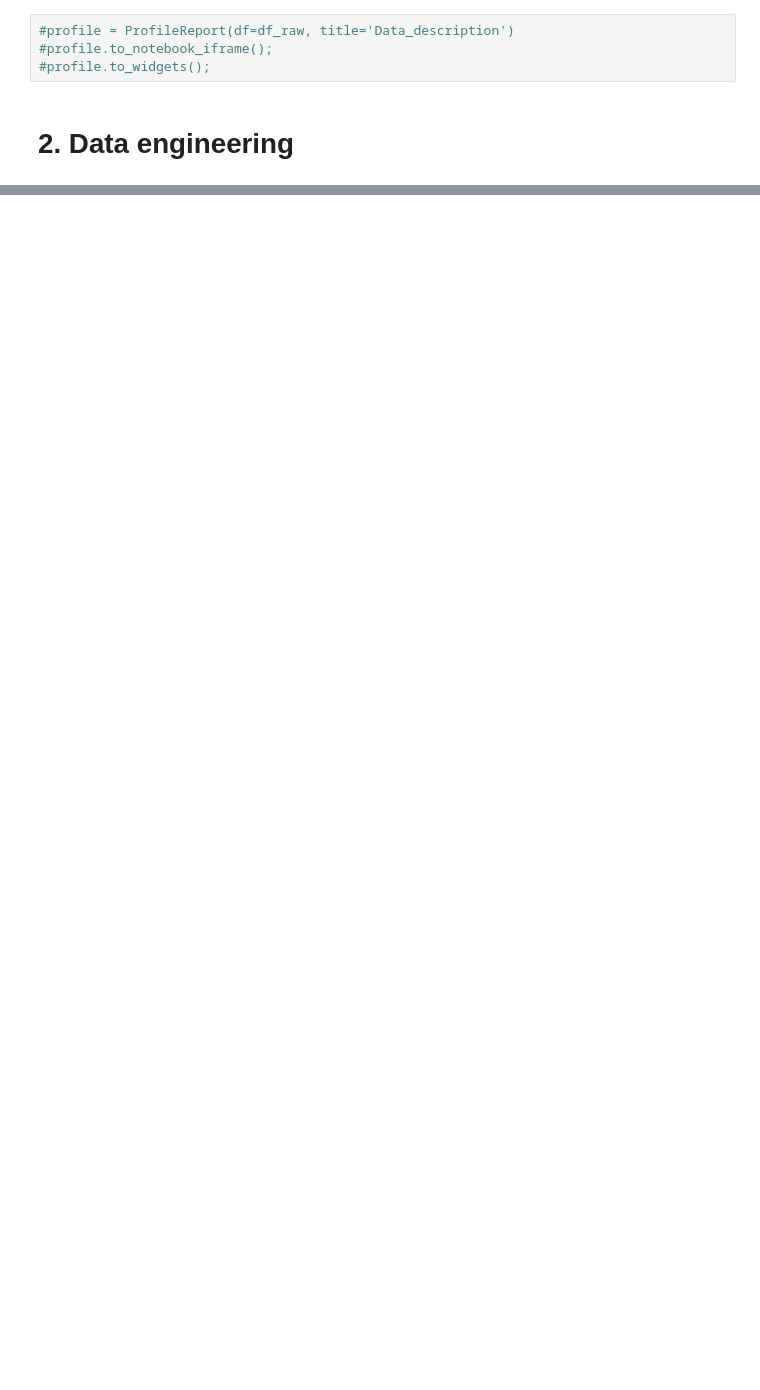
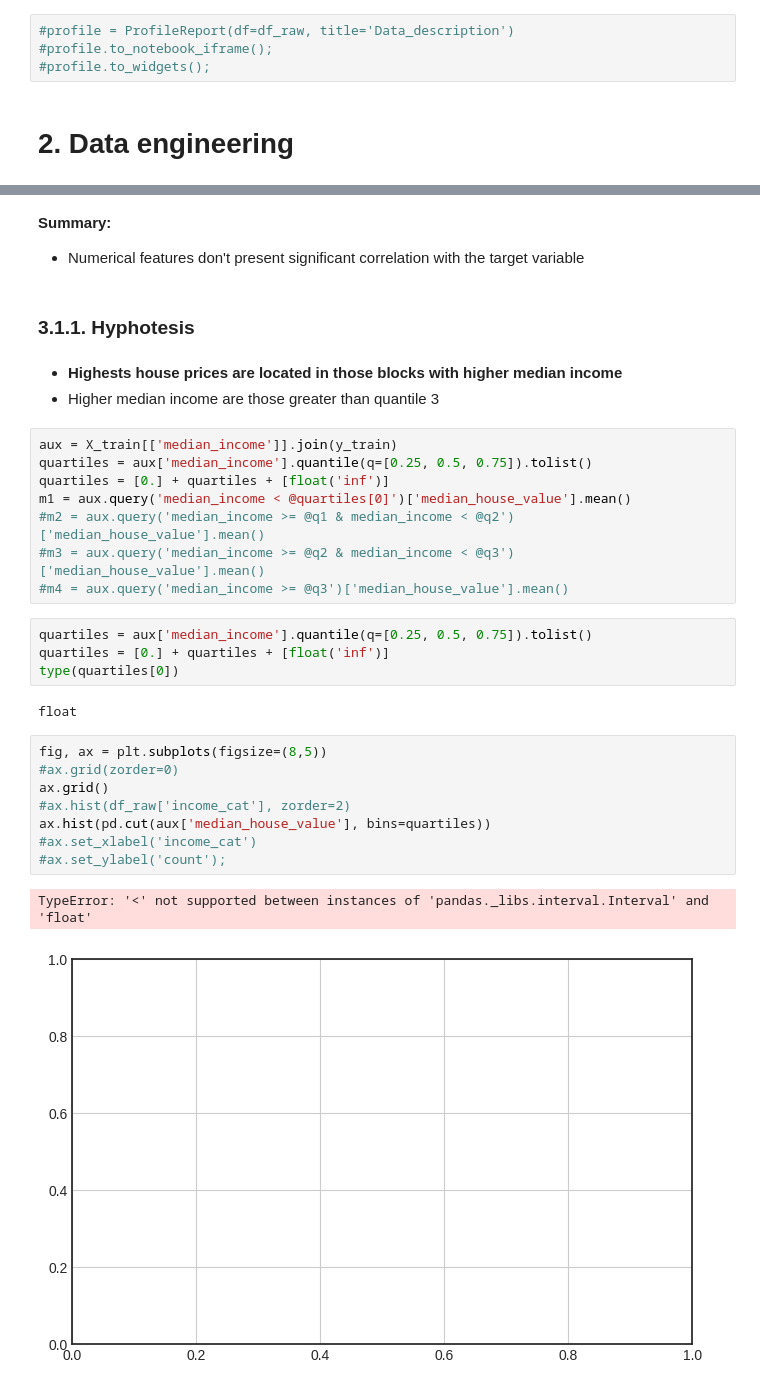
Before and after one commit to ezequielpf/california_house_pricing, a Jupyter notebook: Housing_02.ipynb, the cells around one changed output, grey strips where cells are left out. Cells and saved outputs as stored; diff of their text form; blank space fills up the shorter version.

```diff
--- a/Housing_02.ipynb
+++ b/Housing_02.ipynb
@@ -125,0 +258,33 @@ sns.countplot(data=df_raw, x='ocean_proximity');
+# %% [markdown]
+**Summary:**
+- Numerical features don't present significant correlation with the target variable
+# %% [markdown]
+### 3.1.1. Hyphotesis
+# %% [markdown]
+- **Highests house prices are located in those blocks with higher median income**
+ - Higher median income are those greater than quantile 3
+# %%
+aux = X_train[['median_income']].join(y_train)
+quartiles = aux['median_income'].quantile(q=[0.25, 0.5, 0.75]).tolist()
+quartiles = [0.] + quartiles + [float('inf')]
+m1 = aux.query('median_income < @quartiles[0]')['median_house_value'].mean()
+#m2 = aux.query('median_income >= @q1 & median_income < @q2')['median_house_value'].mean()
+#m3 = aux.query('median_income >= @q2 & median_income < @q3')['median_house_value'].mean()
+#m4 = aux.query('median_income >= @q3')['median_house_value'].mean()
+# %%
+quartiles = aux['median_income'].quantile(q=[0.25, 0.5, 0.75]).tolist()
+quartiles = [0.] + quartiles + [float('inf')]
+type(quartiles[0])
+# %% [output]
+float
+# %%
+fig, ax = plt.subplots(figsize=(8,5))
+#ax.grid(zorder=0)
+ax.grid()
+#ax.hist(df_raw['income_cat'], zorder=2)
+ax.hist(pd.cut(aux['median_house_value'], bins=quartiles))
+#ax.set_xlabel('income_cat')
+#ax.set_ylabel('count');
+# %% [output]
+TypeError: '<' not supported between instances of 'pandas._libs.interval.Interval' and 'float'
+[figure, added]
```
Also changed, not shown: parts of 35 cells of this notebook.
